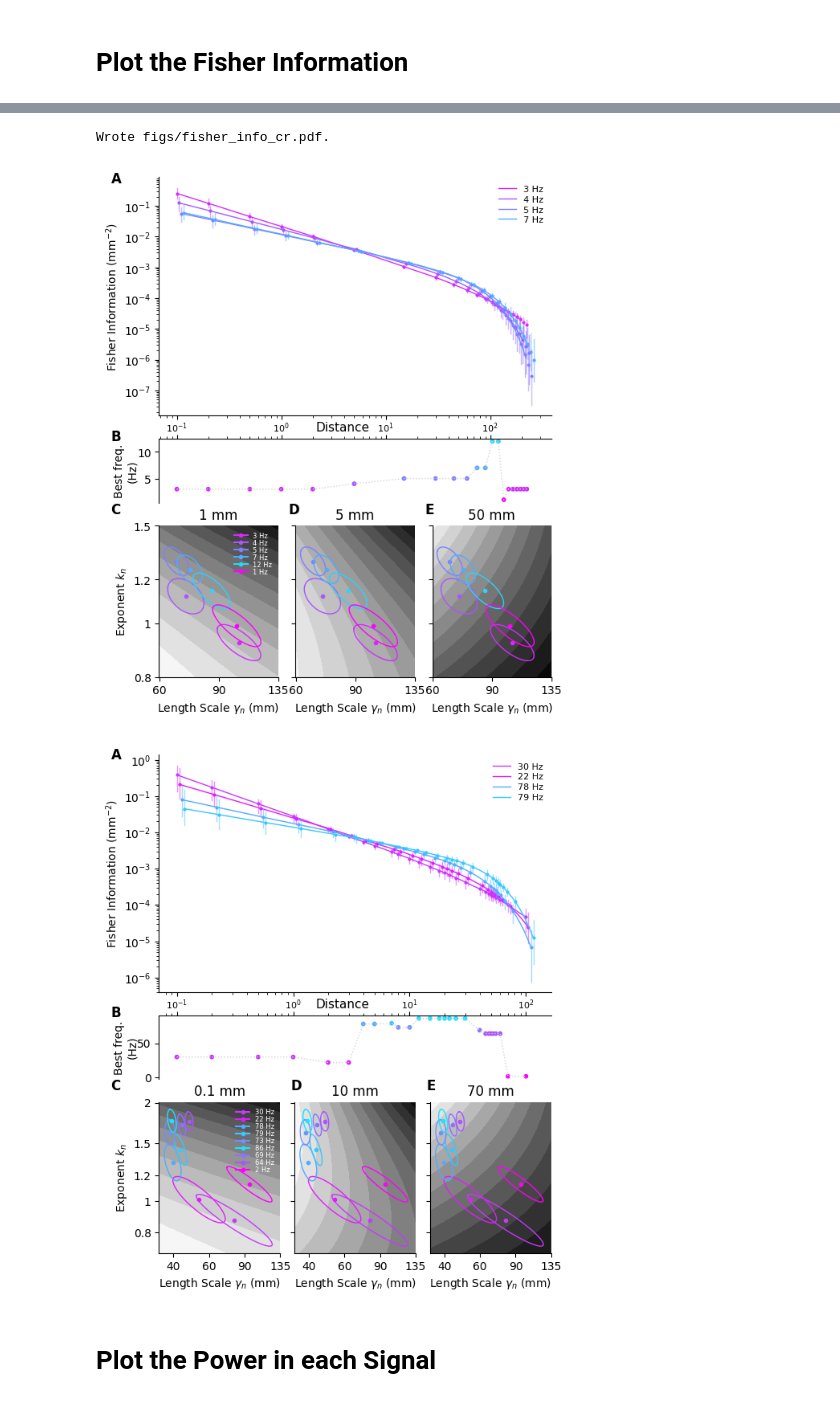
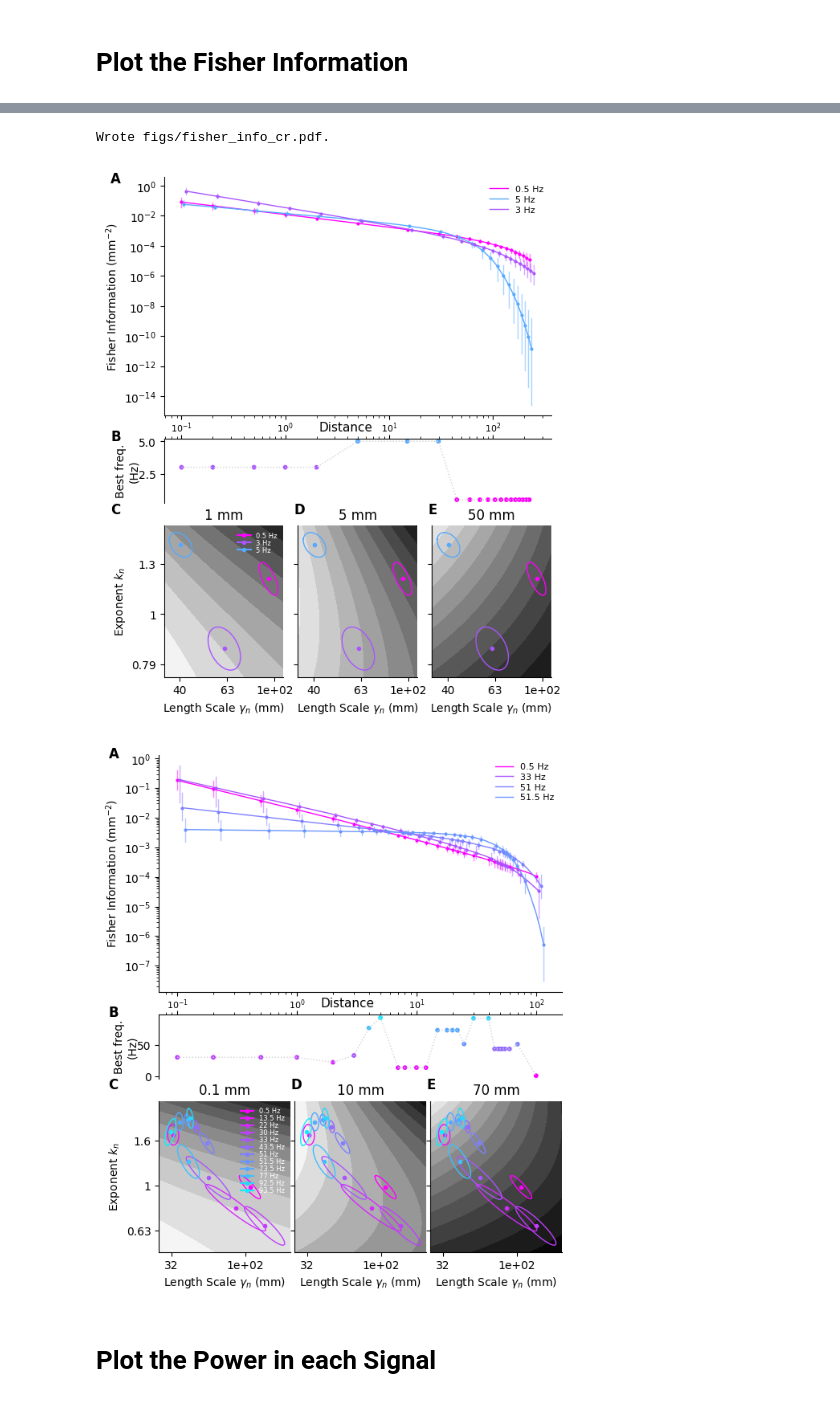
Before and after one commit to stootoon/fisher-plumes, a Jupyter notebook: make_figs.ipynb, the cells around one changed output, grey strips where cells are left out. Cells and saved outputs as stored; diff of their text form; code cells hidden in the pictures.

```diff
--- a/make_figs.ipynb
+++ b/make_figs.ipynb
@@ -176,15 +176,18 @@ reload(fpf)
 which_freqs = [1,3,7,10]
 labs = [f"{f} Hz" for f in which_freqs]
 cols = {"All":cm.gray(0.4)}; cols.update({l:col for l,col in zip(labs, [cm.cool(1 - f/10) for f in which_freqs])})
-xlims_  = {"bw":None, "cr":(0,101)}
+xlims_  = {"bw":DEFAULT, "cr":(0,101)}
 xticks_ = {"bw":arange(0,201,50), "cr":arange(0,101,50)}
 for k, F in data.items():
+    print(k)
     slices = {"All":slice(1,10000)}
-    slices.update({l:slice(fi, fi+1) for l, fi in zip(labs, F.freqs2inds(which_freqs))})
+    freq_inds = F.freqs2inds(which_freqs)
+    print(f"Mapped frequencies {which_freqs} to indices {freq_inds}.")
+    slices.update({l:slice(fi, fi+1) for l, fi in zip(labs, freq_inds)})
     ax = fpf.plot_correlations(F.rho, xl = (0, 120), slices=slices, cols=cols, n_rows = 2, plot_order = ["All"] + labs)
     [(axi.set_xlabel("Intersource distance (mm)"),
-      (xlims_[k] is not None)  and axi.set_xlim(xlims_[k]),
-      (xticks_[k] is not None) and axi.set_xticks(xticks_[k])) for axi in ax]
+      not isdefault(xlims_[k])  and axi.set_xlim(xlims_[k]),
+      not isdefault(xticks_[k]) and axi.set_xticks(xticks_[k])) for axi in ax]
     file_name = f"{fig_dir}/corr_components_{k}.pdf"
     fpft.label_axes(ax, "ABCDEF", fontsize=12, fontweight="bold", dy=-0.01)
     PLOT and (savefig(file_name, bbox_inches='tight'), print(f"Wrote {file_name}."))
@@ -297,7 +308,7 @@ Wrote figs/wnd=2sec/alap_fits_cr_ifreq10.pdf.
 reload(fpft)
 reload(fpf)
 xl     = {"bw":(-10,200),   "cr": (-2, 50)}
-ifreqs = {"bw":[1,3,7,10],  "cr": [1,3,7,10]}
+freqs  = {"bw":[1,3,7,10],  "cr": [1,3,7,10]}
 xt     = {"bw":arange(0,201,50), "cr":arange(0,101,25)}
 xtp    = {"bw":np.array([60,90,135]), "cr":np.array([40,60, 90, 135])}
 ytp    = {"bw":np.array([0.8,1,1.2,1.5]), "cr":np.array([0.8,1,1.2,1.5,2])}
@@ -307,13 +318,13 @@ for k, F in sorted(data.items()):
                                           log_scale = True,
                                           scatter_size=1.5,
                                           xt = log10(xtp[k]), yt = log10(ytp[k]),
-                                          which_ifreqs = ifreqs[k])
+                                          which_ifreqs = F.freqs2inds(freqs[k]))
     [(axi.set_xticks(xt[k]), (i>1) and axi.set_xlabel("Intersource Distance $s$ (mm)")) for i, axi in enumerate(ax[:4])]
     tight_layout(h_pad=1,w_pad=0.5)
     fpft.label_axes(ax, "ABCDEFGHIJK",
                     align_y = [[0,1,4],[2,3]],
                     align_x = [[0,2],[1,3]],
                     fontsize=12, fontweight="bold", dy=-0.02)
-    file_name = f"figs/la_vs_s_fits_{k}.pdf"
+    file_name = f"{fig_dir}/la_vs_s_fits_{k}.pdf"
     PLOT and (savefig(file_name, bbox_inches='tight'), print(f"Wrote {file_name}."));
 # %% [output]
@@ -324,31 +335,30 @@ Wrote figs/la_vs_s_fits_cr.pdf.
 # %% [markdown]
 # Plot the Fisher Information
 # %%
+reload(fpft)
 reload(fpf)
-#xtp["bw"] = [120, 140]
-#xtp["cr"] = [80, 100, 125]
-ifreqs["cr"] = [10,20,30,40]
+freqs["bw"] = [1, 3, 7, 10]
+freqs["cr"] = [10,20,30,40]
 freq_max={"bw":20, "cr":100}
 colscale = {"bw":10, "cr":40}
 d_vals = {"bw":[1,5,50], "cr":[0.1,10,70]}
 d_lim = {"bw":[100, 200000], "cr":[100, 100000]}
 bf_ytick = {"bw":arange(0,13,4), "cr":None}
 for k, F in sorted(data.items()):
-    # if k == "cr": continue
     figure(figsize=(6,7))
     ax_fisher, ax_best_freq, ax_d = fpf.plot_fisher_information(F,
-                                      d_lim=d_lim[k],
-                                      d_range = list(range(100,1000,100)) + list(range(1000,10000,1000))+list(range(10000,60000,10000)),
-                                      d_scale = 1000,
-                                      d_vals = np.array(d_vals[k])*1000,
-                                      d_space_fun = lambda d0,d1,n:np.logspace(log10(d0),log10(d1),n),
-                                      which_ifreqs = ifreqs[k],
-                                      x_stagger = lambda x, i: x*(1.05**i),
-                                      fi_scale = 1, plot_fun = plt.loglog,
-                                      log_scale = True,
-                                      freq_max = freq_max[k],
-                                      colfun = lambda f: cm.cool_r(f/colscale[k]),
-                                      xt = log10(xtp[k]), yt = log10(ytp[k])
+                                                                d_lim   = d_lim[k],
+                                                                d_range = list(range(100,1000,100)) + list(range(1000,10000,1000))+list(range(10000,60000,10000)),
+                                                                d_scale = 1000,
+                                                                d_vals  = np.array(d_vals[k])*1000,
+                                                                d_space_fun  = lambda d0,d1,n:np.logspace(log10(d0),log10(d1),n),
+                                                                which_ifreqs = F.freqs2inds(freqs[k]),
+                                                                x_stagger = lambda x, i: x*(1.05**i),
+                                                                fi_scale  = 1, plot_fun = plt.loglog,
+                                                                log_scale = True,
+                                                                freq_max  = freq_max[k],
+                                                                colfun    = lambda f: cm.cool_r(f/colscale[k]),
+                                                                #xt = log10(xtp[k]), yt = log10(ytp[k])
     )
     tight_layout(h_pad=0,w_pad=0)
     fpft.label_axes([ax_fisher, ax_best_freq] + ax_d , "ABCDEFGHIJK",
@@ -366,6 +382,6 @@ Wrote figs/fisher_info_bw.pdf.
 Wrote figs/fisher_info_cr.pdf.
-[figure, old version]
+[figure, new version]
-[figure, old version]
+[figure, new version]
 # %% [markdown]
 # Plot the Power in each Signal
 # %%
```
Also changed, not shown: parts of 9 cells of this notebook, 15 other files.
